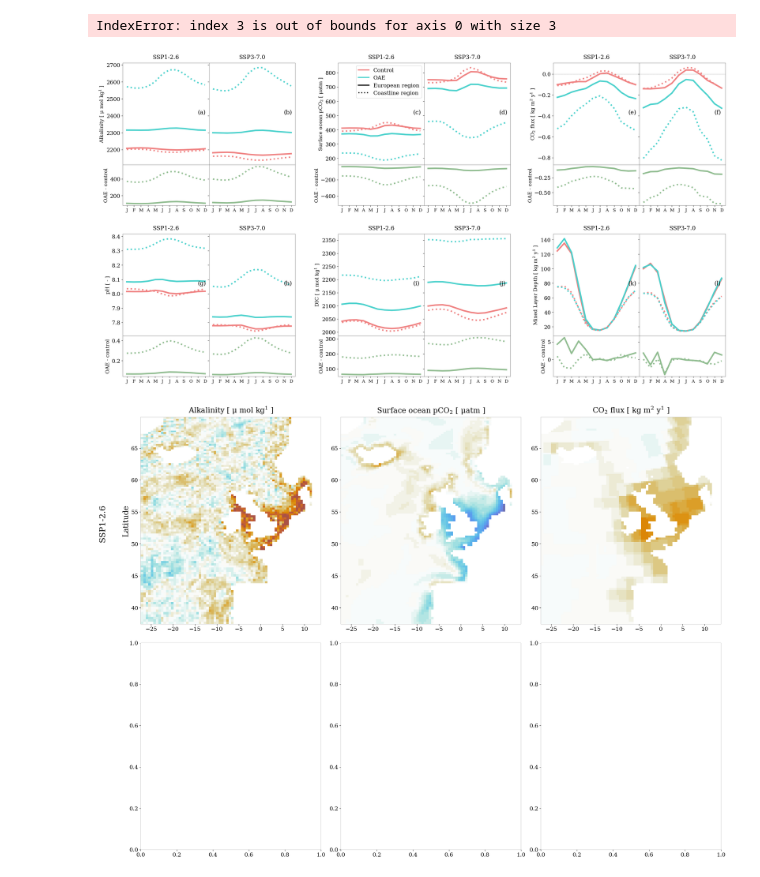
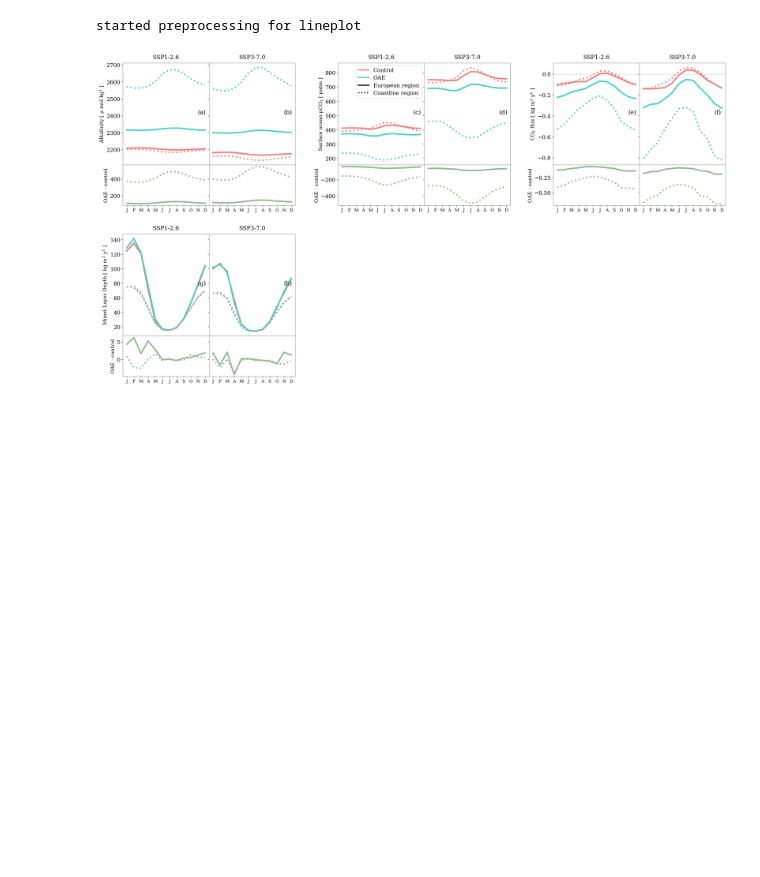
Before and after one commit to chiaraciscato/2026_ciscato_oae_seasonality, a Jupyter notebook: scripts/figure3,5,6.ipynb, the cells around one changed output. Saved outputs shown, nothing was run; the diff lists cells and outputs as text; code cells hidden in the pictures; blank space fills up the shorter version.

```diff
--- a/scripts/figure3,5,6.ipynb
+++ b/scripts/figure3,5,6.ipynb
@@ -36,8 +36,9 @@ def fig_plot_map(data, var, ax, vmin, vmax, oae_index, base_index):
     return im
 # %%
 # -----------------------------
-figures = {'lineplot':3,'map':5,'scatter':6}
-# figures = {'lineplot':3}
+# figures = {'lineplot':3,'map':5,'scatter':6}
+figures = {'lineplot':3,'map':5}
+figures = {'lineplot':3}
 # -----------------------------
 
 # variable names
@@ -46,8 +47,8 @@ vars = {
             'fco2':    {'var_name': 'fco2',     'long': 'Surface ocean p$\mathregular{CO_{2}}$',                         'unit': r'μatm',                               'value':200, 'df_unit':'μatm',         'df_name' : 'Surface ocean p$\mathregular{CO_{2}}$'},
             'co2flux': {'var_name': 'co2flux',  'long': '$\mathregular{CO_{2}}$ flux',           'conv_term':'31536000', 'unit': r'kg $\mathregular{m^{2} \ y^{1}}$', 'value':1,   'df_unit':'kg $\mathregular{m^{2} \ y^{1}}$', 'df_name' : 'Air-sea $\mathregular{CO_{2}}$ flux'},
 
-            'ph':      {'var_name': 'ph',       'long': 'pH',                                                            'unit': '-',                                   'value':.05, 'df_unit':r'μmol $\mathregular{kg^{1}}$',    'df_name' : 'pH'},
-            'DIC':     {'var_name': 'DIC',      'long': 'DIC',                                                           'unit': r'μ mol $\mathregular{kg^{1}}$',      'value':400, 'df_unit':'units',        'df_name' : 'Dissolved Inorganic Carbon'},
+            # 'ph':      {'var_name': 'ph',       'long': 'pH',                                                            'unit': '-',                                   'value':.05, 'df_unit':r'μmol $\mathregular{kg^{1}}$',    'df_name' : 'pH'},
+            # 'DIC':     {'var_name': 'DIC',      'long': 'DIC',                                                           'unit': r'μ mol $\mathregular{kg^{1}}$',      'value':400, 'df_unit':'units',        'df_name' : 'Dissolved Inorganic Carbon'},
             'somxl010':{'var_name': 'somxl010', 'long': 'Mixed Layer Depth',                                             'unit': r'kg $\mathregular{m^{2} \ y^{1}}$', 'value':1,   'df_unit':'m',            'df_name' : 'Mixed layer depth'},
 }
 
@@ -59,6 +60,8 @@ scenarios = {'126' : 'SSP1-2.6', '370': 'SSP3-7.0'}
 runs = {'baseline' : 'Control', 'oae' : 'OAE'}
 
 for fig, n in figures.items():
+
+    print(f'started preprocessing for {fig}')
 
     mesh_mask = xr.open_dataset(data_path+'mesh_mask.nc')
     polygon_boundaries = polygon_mask(mesh_mask)
@@ -254,8 +257,6 @@ for fig, n in figures.items():
                 transform=ax.transAxes,fontsize=16
             )
 
-        plt.savefig('/Users/chiaraciscato/Desktop/GEOMAR/2025_ciscato_oae_seasonality/out/figure3.png')
-
 
     # MAP
 
@@ -273,6 +274,7 @@ for fig, n in figures.items():
         for row, scen in enumerate(scenarios.keys()):
 
             for col, (var, keys) in enumerate(vars.items()):
+
                 v = keys['value']
                 ax = axes[row][col]   # 2D structure preferred
 
@@ -318,8 +320,6 @@ for fig, n in figures.items():
                     transform=ax.transAxes, color='black', fontsize=18)
 
         pass
-
-        # plt.savefig('/Users/chiaraciscato/Desktop/GEOMAR/2025_ciscato_oae_seasonality/out/figure5.png')
 
     elif fig == 'scatter':
 
@@ -358,37 +358,36 @@ for fig, n in figures.items():
                 fco2_40_45, fco2_45_50, fco2_50_55, fco2_55_60, fco2_60_65 = scatter(fco2, 'fco2')
 
                 markers = ['o','x','v','s','p']
 
                 for ax, alk, fco2, marker in zip(axes, (alk_40_45, alk_45_50, alk_50_55, alk_55_60, alk_60_65),
                                              (fco2_40_45, fco2_45_50, fco2_50_55, fco2_55_60, fco2_60_65),
                                              markers):
 
                     x = fco2['fco2'].values.flatten()
                     y = alk['ALK'].values.flatten()
                     im = ax.scatter(x, y, marker=marker, color=c, s=40)
 
                     ax.set_xlabel(f"{vars['ALK']['long']} [ {vars['ALK']['unit']} ]", fontsize=14)
                     ax.set_ylabel(f"{vars['fco2']['long']} [ {vars['fco2']['unit']} ]", fontsize=14)
                     ax.set_xlim(-250,250)
                     ax.set_ylim(-750,1250)
 
                     fineline(ax,0.4)
 
             legend_elements = [
                         Line2D([0], [0], marker='o', color='w', markerfacecolor='black', label=f'> {lat_n}{degree}', markersize=12),
                         Line2D([0], [0], marker='X', color='w', markerfacecolor='black', label=f'< {lat_n}{degree}', markersize=12),
                         Line2D([0], [0], color='peru', label='SSP1-2.6'),
                         Line2D([0], [0], color='cornflowerblue', label='SSP3-7.0'),
                     ]
             plt.savefig(f'/Users/chiaraciscato/Desktop/GEOMAR/2025_ciscato_oae_seasonality/out/correlation{n}.png')
             # ax.set_title(title)
             # ax.legend(handles=legend_elements)
 
-        plt.savefig(f'/Users/chiaraciscato/Desktop/GEOMAR/2025_ciscato_oae_seasonality/out/figure{title}.png')
+    plt.savefig(f'/Users/chiaraciscato/Desktop/GEOMAR/2025_ciscato_oae_seasonality/out/figure{n}.png')
 # %% [output]
-IndexError: index 3 is out of bounds for axis 0 with size 3
+started preprocessing for lineplot
-[figure, old version]
+[figure, new version]
-[figure, removed]
 # %%
 # SUMMARY TABLE
 
```
Also changed, not shown: 15 other files.
